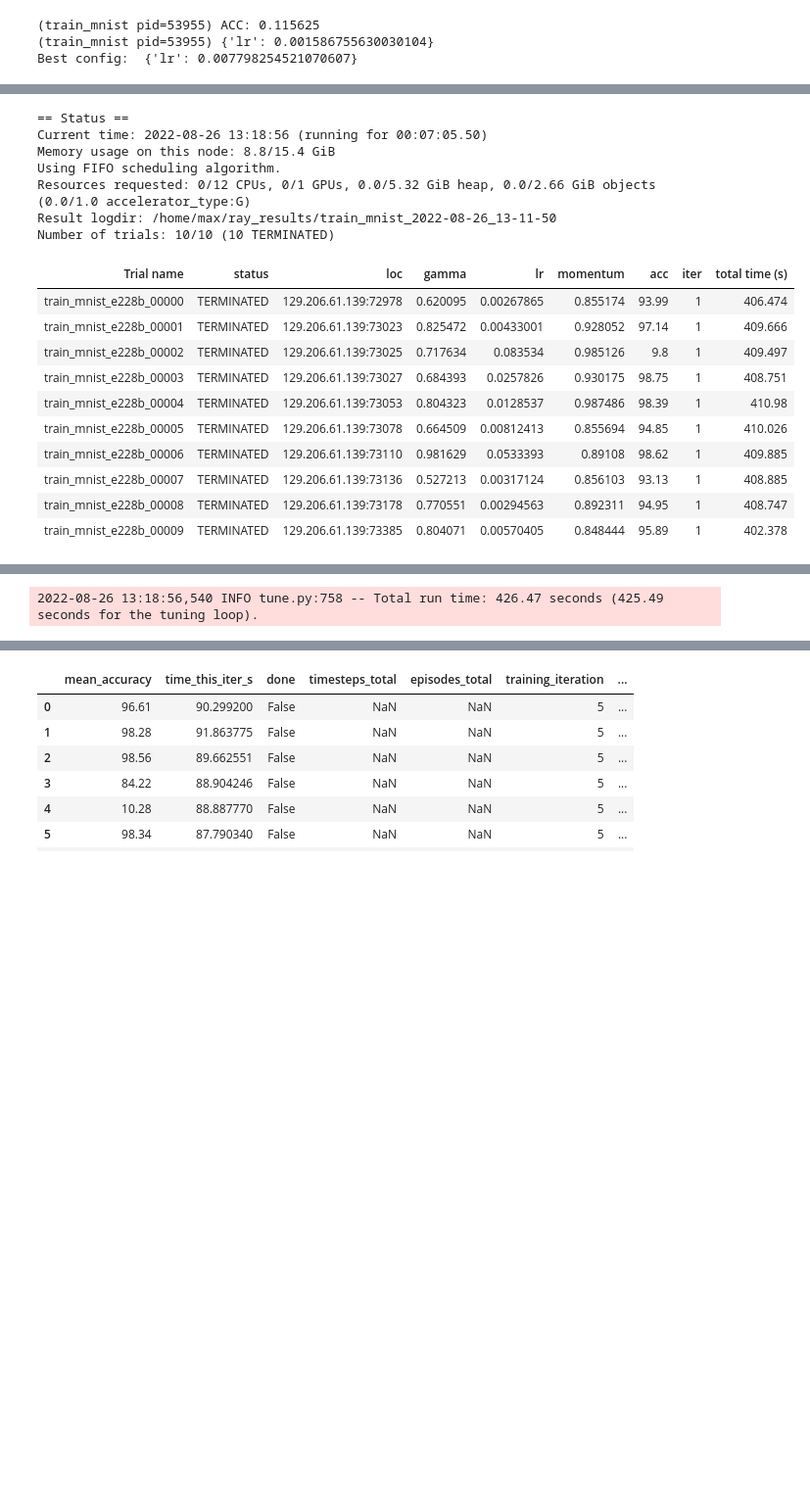
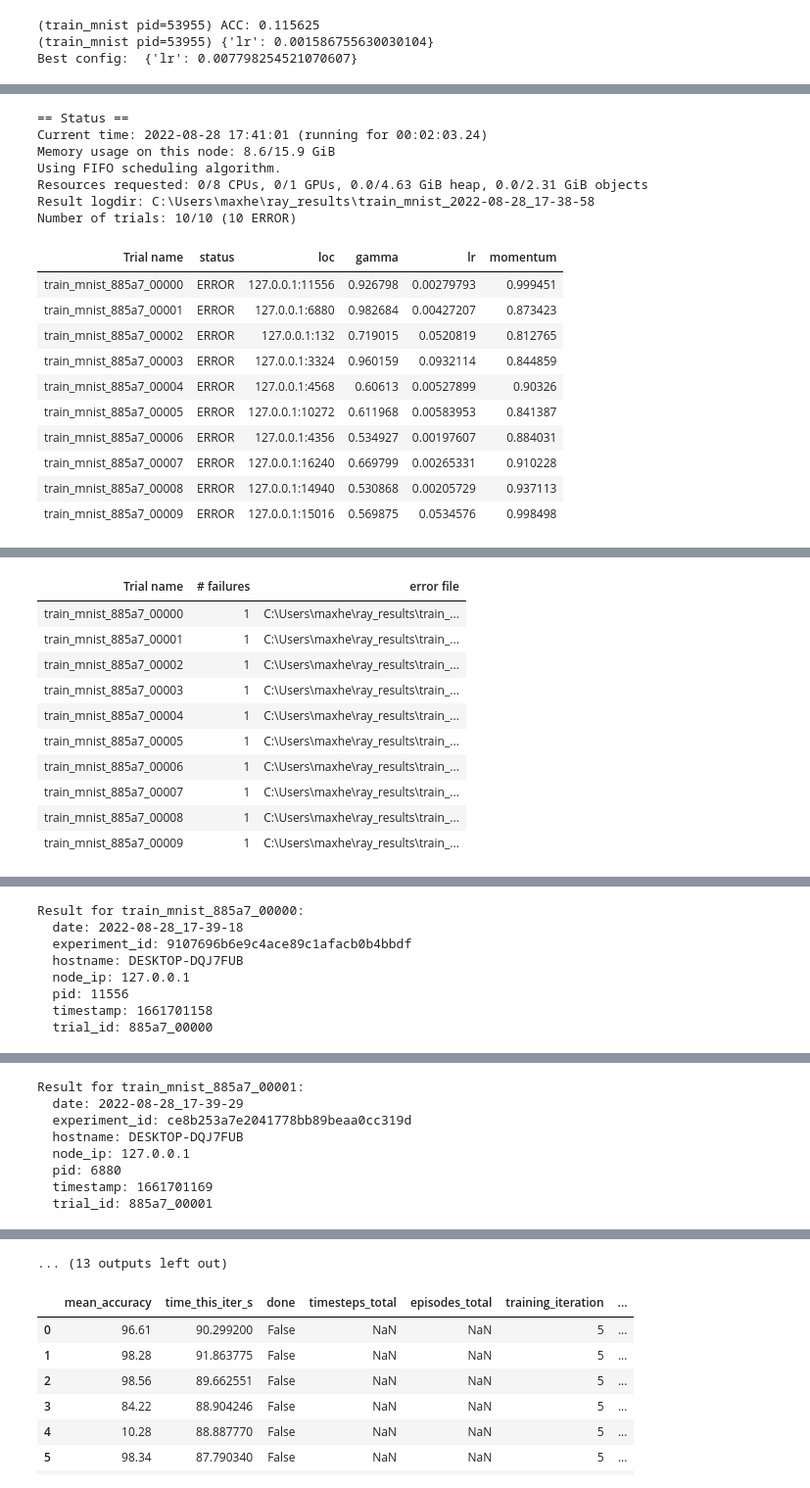
Before and after one commit to HeiseMax/ActiveShiftLayer, a Jupyter notebook: LeNetHyperParam.ipynb, the cells around one changed output, grey strips where cells are left out. Shown: that part at 98% size. Cells and saved outputs as stored; diff of their text form; code cells hidden in the pictures; blank space fills up the shorter version.

```diff
--- a/LeNetHyperParam.ipynb
+++ b/LeNetHyperParam.ipynb
@@ -164,46 +164,49 @@ scheduler = optim.lr_scheduler.ExponentialLR(optimizer, gamma=0.2)
 # %%
 from Models import LeASLNet
 input_shape = (batch_size, 1, 28, 28)
 criterion = CrossEntropyLoss()
 
 def train_mnist(config):
     train_loader, test_loader = train_dataloader, test_dataloader
     model = LeASLNet(input_shape, 10, device, expansion_rate=1)
     optimizer = optim.SGD(model.parameters(), lr=config["lr"],  momentum=config["momentum"])
     scheduler = optim.lr_scheduler.ExponentialLR(optimizer, config["gamma"])
     for i in range(1):
         train_NN(model, train_dataloader,
             test_dataloader, epochs=5, optimizer=optimizer, criterion=criterion,
             scheduler=scheduler, device=device, steps_to_test=200, print_test=True)
         acc = test_loss(model, test_dataloader, criterion, device)[1]
         print(f"ACC: {acc}")
         print(config)
         tune.report(mean_accuracy=acc)
 
 
 analysis = tune.run(
-    train_mnist,num_samples=10, config={"lr": tune.loguniform(0.001, 0.1), "momentum": tune.uniform(0.8, 1), "gamma": tune.uniform(0.5, 0.99)})
+    train_mnist,num_samples=10, resources_per_trial={
+        "cpu": 0,
+        "gpu": 1
+    },config={"lr": tune.loguniform(0.001, 0.1), "momentum": tune.uniform(0.8, 1), "gamma": tune.uniform(0.5, 0.99)})
 
 print("Best config: ", analysis.get_best_config(metric="mean_accuracy", mode="max",))
 
 # Get a dataframe for analyzing trial results.
 df = analysis.dataframe()
 # %% [output]
 == Status ==
-Current time: 2022-08-26 13:18:56 (running for 00:07:05.50)
-Memory usage on this node: 8.8/15.4 GiB
+Current time: 2022-08-28 17:41:01 (running for 00:02:03.24)
+Memory usage on this node: 8.6/15.9 GiB
 Using FIFO scheduling algorithm.
-Resources requested: 0/12 CPUs, 0/1 GPUs, 0.0/5.32 GiB heap, 0.0/2.66 GiB objects (0.0/1.0 accelerator_type:G)
-Result logdir: /home/max/ray_results/train_mnist_2022-08-26_13-11-50
-Number of trials: 10/10 (10 TERMINATED)
+Resources requested: 0/8 CPUs, 0/1 GPUs, 0.0/4.63 GiB heap, 0.0/2.31 GiB objects
+Result logdir: C:\Users\maxhe\ray_results\train_mnist_2022-08-28_17-38-58
+Number of trials: 10/10 (10 ERROR)
-| Trial name | status | loc | gamma | lr | momentum | acc | iter | total time (s) |
-| train_mnist_e228b_00000 | TERMINATED | 129.206.61.139:72978 | 0.620095 | 0.00267865 | 0.855174 | 93.99 | 1 | 406.474 |
-| train_mnist_e228b_00001 | TERMINATED | 129.206.61.139:73023 | 0.825472 | 0.00433001 | 0.928052 | 97.14 | 1 | 409.666 |
-| train_mnist_e228b_00002 | TERMINATED | 129.206.61.139:73025 | 0.717634 | 0.083534 | 0.985126 | 9.8 | 1 | 409.497 |
-| train_mnist_e228b_00003 | TERMINATED | 129.206.61.139:73027 | 0.684393 | 0.0257826 | 0.930175 | 98.75 | 1 | 408.751 |
-| train_mnist_e228b_00004 | TERMINATED | 129.206.61.139:73053 | 0.804323 | 0.0128537 | 0.987486 | 98.39 | 1 | 410.98 |
-| train_mnist_e228b_00005 | TERMINATED | 129.206.61.139:73078 | 0.664509 | 0.00812413 | 0.855694 | 94.85 | 1 | 410.026 |
-| train_mnist_e228b_00006 | TERMINATED | 129.206.61.139:73110 | 0.981629 | 0.0533393 | 0.89108 | 98.62 | 1 | 409.885 |
-| train_mnist_e228b_00007 | TERMINATED | 129.206.61.139:73136 | 0.527213 | 0.00317124 | 0.856103 | 93.13 | 1 | 408.885 |
-| train_mnist_e228b_00008 | TERMINATED | 129.206.61.139:73178 | 0.770551 | 0.00294563 | 0.892311 | 94.95 | 1 | 408.747 |
-| train_mnist_e228b_00009 | TERMINATED | 129.206.61.139:73385 | 0.804071 | 0.00570405 | 0.848444 | 95.89 | 1 | 402.378 |
+| Trial name | status | loc | gamma | lr | momentum |
+| train_mnist_885a7_00000 | ERROR | 127.0.0.1:11556 | 0.926798 | 0.00279793 | 0.999451 |
+| train_mnist_885a7_00001 | ERROR | 127.0.0.1:6880 | 0.982684 | 0.00427207 | 0.873423 |
+| train_mnist_885a7_00002 | ERROR | 127.0.0.1:132 | 0.719015 | 0.0520819 | 0.812765 |
+| train_mnist_885a7_00003 | ERROR | 127.0.0.1:3324 | 0.960159 | 0.0932114 | 0.844859 |
+| train_mnist_885a7_00004 | ERROR | 127.0.0.1:4568 | 0.60613 | 0.00527899 | 0.90326 |
+| train_mnist_885a7_00005 | ERROR | 127.0.0.1:10272 | 0.611968 | 0.00583953 | 0.841387 |
+| train_mnist_885a7_00006 | ERROR | 127.0.0.1:4356 | 0.534927 | 0.00197607 | 0.884031 |
+| train_mnist_885a7_00007 | ERROR | 127.0.0.1:16240 | 0.669799 | 0.00265331 | 0.910228 |
+| train_mnist_885a7_00008 | ERROR | 127.0.0.1:14940 | 0.530868 | 0.00205729 | 0.937113 |
+| train_mnist_885a7_00009 | ERROR | 127.0.0.1:15016 | 0.569875 | 0.0534576 | 0.998498 |
@@ -216,0 +214,11 @@ Number of trials: 10/10 (10 TERMINATED)
+| Trial name | # failures | error file |
+| train_mnist_885a7_00000 | 1 | C:\Users\maxhe\ray_results\train_... |
+| train_mnist_885a7_00001 | 1 | C:\Users\maxhe\ray_results\train_... |
+| train_mnist_885a7_00002 | 1 | C:\Users\maxhe\ray_results\train_... |
+| train_mnist_885a7_00003 | 1 | C:\Users\maxhe\ray_results\train_... |
+| train_mnist_885a7_00004 | 1 | C:\Users\maxhe\ray_results\train_... |
+| train_mnist_885a7_00005 | 1 | C:\Users\maxhe\ray_results\train_... |
+| train_mnist_885a7_00006 | 1 | C:\Users\maxhe\ray_results\train_... |
+| train_mnist_885a7_00007 | 1 | C:\Users\maxhe\ray_results\train_... |
+| train_mnist_885a7_00008 | 1 | C:\Users\maxhe\ray_results\train_... |
+| train_mnist_885a7_00009 | 1 | C:\Users\maxhe\ray_results\train_... |
@@ -234 +242,8 @@ Number of trials: 10/10 (10 TERMINATED)
-2022-08-26 13:18:56,540 INFO tune.py:758 -- Total run time: 426.47 seconds (425.49 seconds for the tuning loop).
+Result for train_mnist_885a7_00000:
+  date: 2022-08-28_17-39-18
+  experiment_id: 9107696b6e9c4ace89c1afacb0b4bbdf
+  hostname: DESKTOP-DQJ7FUB
+  node_ip: 127.0.0.1
+  pid: 11556
+  timestamp: 1661701158
+  trial_id: 885a7_00000
@@ -235,0 +267,8 @@ Best config:  {'lr': 0.025782565442297716, 'momentum': 0.9301752776739015, 'gamm
+Result for train_mnist_885a7_00001:
+  date: 2022-08-28_17-39-29
+  experiment_id: ce8b253a7e2041778bb89beaa0cc319d
+  hostname: DESKTOP-DQJ7FUB
+  node_ip: 127.0.0.1
+  pid: 6880
+  timestamp: 1661701169
+  trial_id: 885a7_00001
@@ -236,3 +325,4 @@ Best config:  {'lr': 0.025782565442297716, 'momentum': 0.9301752776739015, 'gamm
+... (13 outputs left out)
 # %%
 df
 # %% [output]
```
Also changed, not shown: parts of 3 cells of this notebook, 2 other files.
